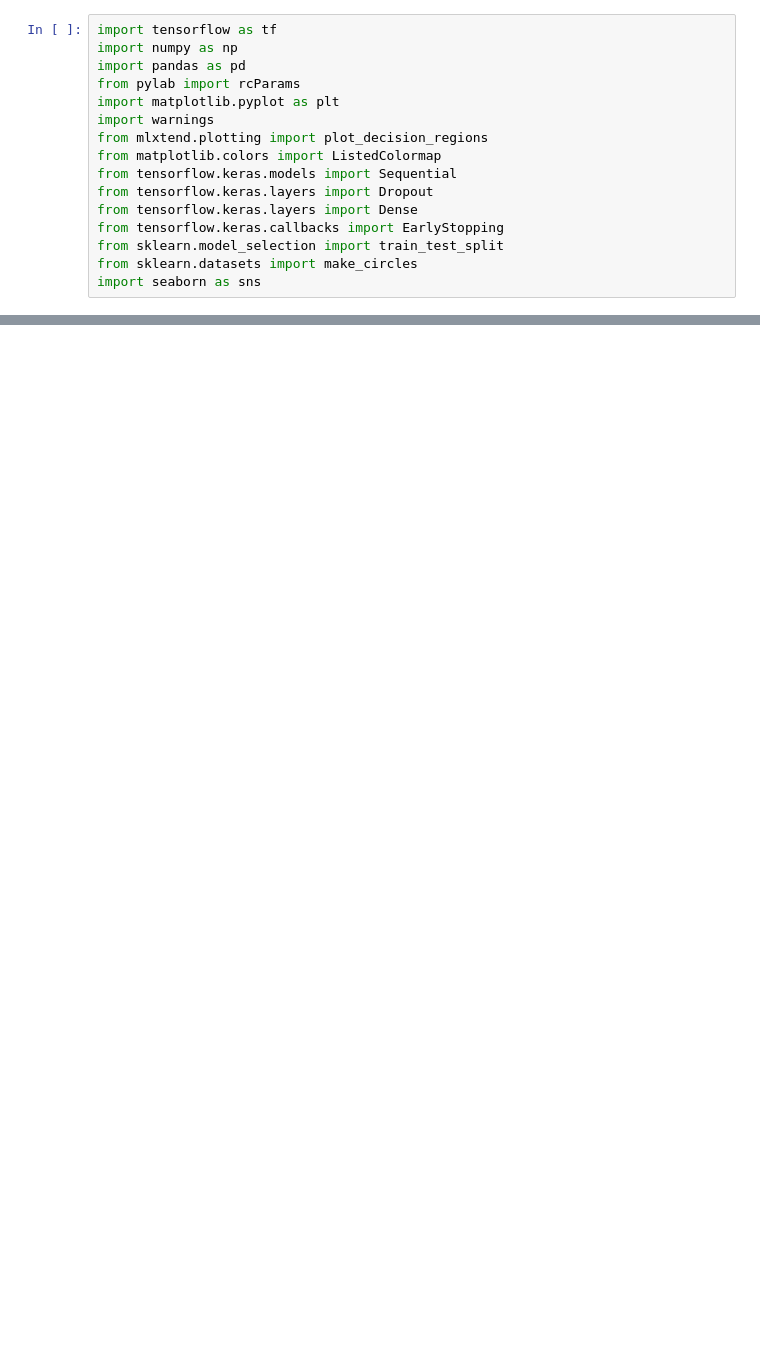
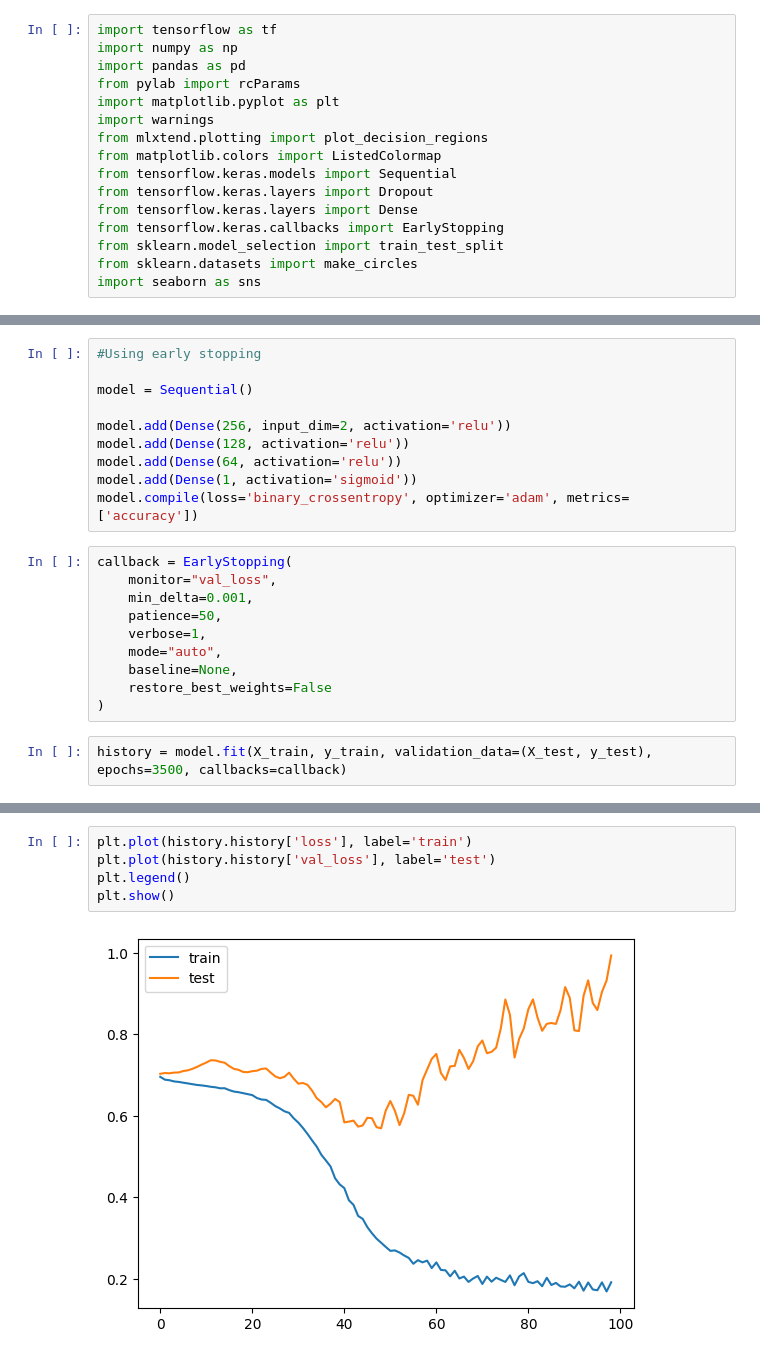
Before and after one commit to ritigit7/Python, a Jupyter notebook: Include/jupyter_files/Deep-Learning/Early-stopping.ipynb, the cells around one changed output, grey strips where cells are left out. Saved outputs shown, nothing was run; the diff lists cells and outputs as text; blank space fills up the shorter version.

```diff
--- a/Include/jupyter_files/Deep-Learning/Early-stopping.ipynb
+++ b/Include/jupyter_files/Deep-Learning/Early-stopping.ipynb
@@ -21,0 +51,22 @@ TypeError: scatterplot() takes from 0 to 1 positional arguments but 2 positional
+# %%
+#Using early stopping
+
+model = Sequential()
+
+model.add(Dense(256, input_dim=2, activation='relu'))
+model.add(Dense(128, activation='relu'))
+model.add(Dense(64, activation='relu'))
+model.add(Dense(1, activation='sigmoid'))
+model.compile(loss='binary_crossentropy', optimizer='adam', metrics=['accuracy'])
+# %%
+callback = EarlyStopping(
+    monitor="val_loss",
+    min_delta=0.001,
+    patience=50,
+    verbose=1,
+    mode="auto",
+    baseline=None,
+    restore_best_weights=False
+)
+# %%
+history = model.fit(X_train, y_train, validation_data=(X_test, y_test), epochs=3500, callbacks=callback)
@@ -21,0 +91,7 @@ TypeError: scatterplot() takes from 0 to 1 positional arguments but 2 positional
+# %%
+plt.plot(history.history['loss'], label='train')
+plt.plot(history.history['val_loss'], label='test')
+plt.legend()
+plt.show()
+# %% [output]
+[figure, added]
```
Also changed, not shown: parts of 8 cells of this notebook, 5 other files.
